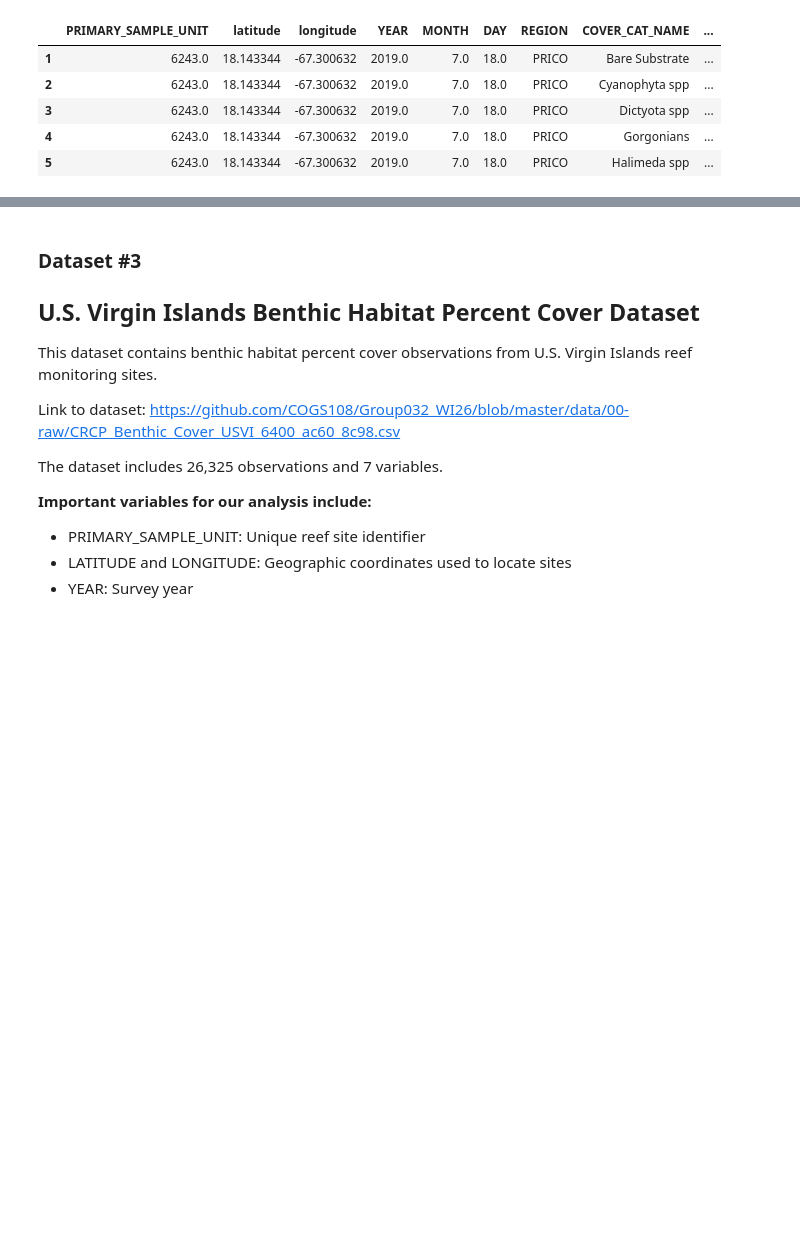
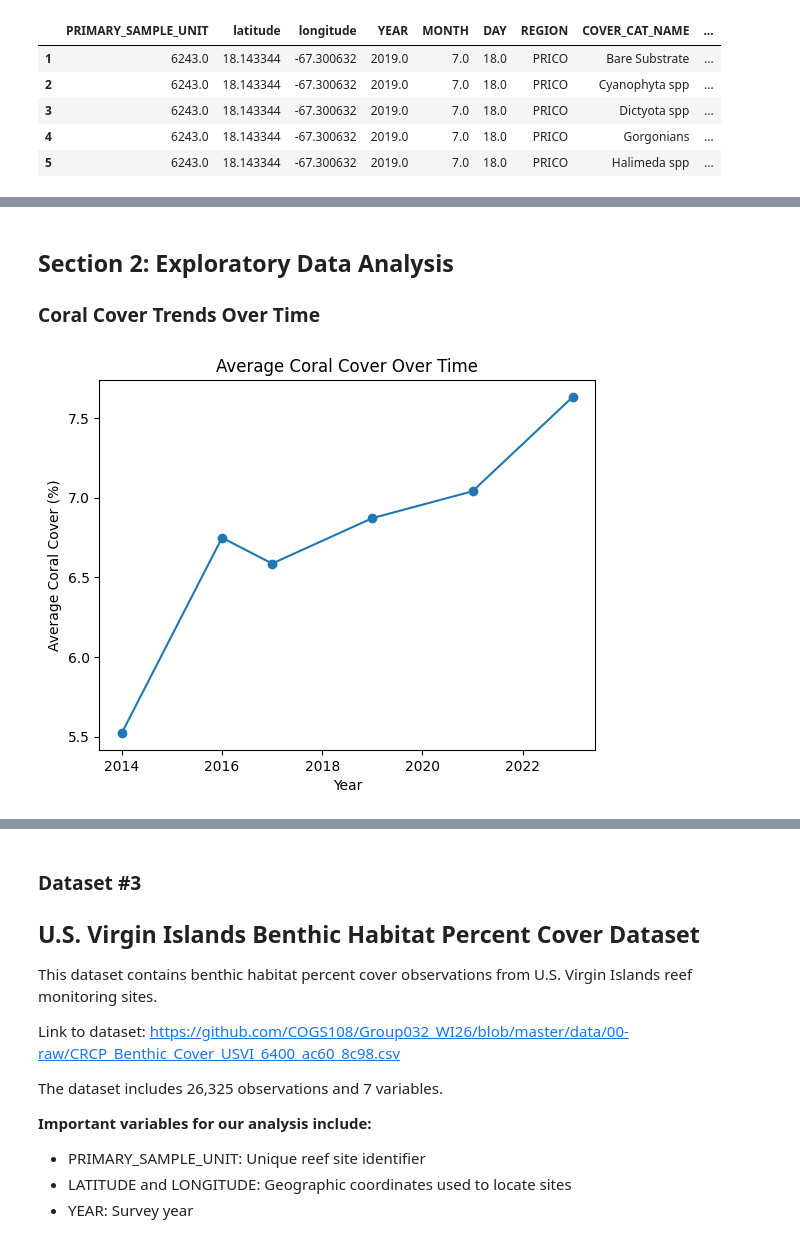
Before and after one commit to COGS108/Group032_WI26, a Jupyter notebook: 02-EDACheckpoint.ipynb, the cells around one changed output, grey strips where cells are left out. Drawn from its saved outputs; the diff is of its cells as text; code cells hidden in the pictures; blank space fills up the shorter version.

Commit message:
Finished coral EDA graphs and analysis

```diff
--- a/02-EDACheckpoint.ipynb
+++ b/02-EDACheckpoint.ipynb
@@ -481,3 +484,29 @@ benthic_clean_PR.describe()
 | max | 9359.000000 | 18.519091 | -65.177250 | 2023.000000 | 12.000000 | 31.000000 | 98.000000 |
 # %%
 benthic_clean_PR.to_csv("data/02-processed/benthic_cover_PR_cleaned.csv", index=False)
+# %% [markdown]
+## Section 2: Exploratory Data Analysis
+
+### Coral Cover Trends Over Time
+# %%
+import matplotlib.pyplot as plt
+
+# Use the full dataset
+coral = benthic_clean_PR.copy()
+
+# Convert coral cover to numeric
+coral["HARDBOTTOM_P"] = pd.to_numeric(coral["HARDBOTTOM_P"], errors="coerce")
+
+# Average coral cover by year
+year_avg = coral.groupby("YEAR")["HARDBOTTOM_P"].mean()
+
+plt.figure()
+plt.plot(year_avg.index, year_avg.values, marker='o')
+
+plt.xlabel("Year")
+plt.ylabel("Average Coral Cover (%)")
+plt.title("Average Coral Cover Over Time")
+
+plt.show()
+# %% [output]
+[figure, added]
```
Also changed, not shown: parts of 5 cells of this notebook.
